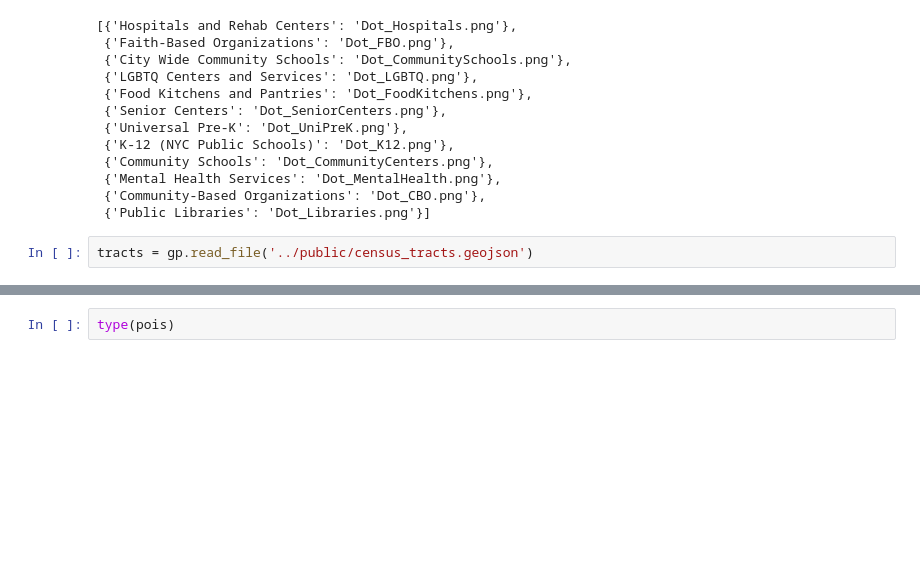
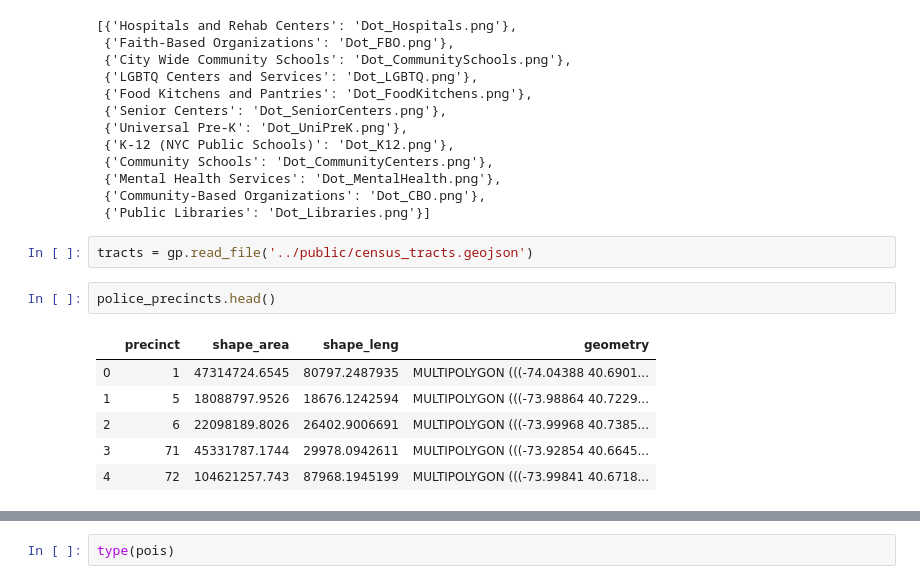
Before and after one commit to stuartlynn/NYCCensusCountMap, a Jupyter notebook: ETL/WrangleData.ipynb, the cells around one changed output, grey strips where cells are left out. Saved outputs shown, nothing was run; the diff lists cells and outputs as text; blank space fills up the shorter version.

```diff
--- a/ETL/WrangleData.ipynb
+++ b/ETL/WrangleData.ipynb
@@ -743,6 +815,15 @@ dot_layers = {
  {'Public Libraries': 'Dot_Libraries.png'}]
 # %%
 tracts = gp.read_file('../public/census_tracts.geojson')
+# %%
+police_precincts.head()
+# %% [output]
+|  | precinct | shape_area | shape_leng | geometry |
+| 0 | 1 | 47314724.6545 | 80797.2487935 | MULTIPOLYGON (((-74.04388 40.6901... |
+| 1 | 5 | 18088797.9526 | 18676.1242594 | MULTIPOLYGON (((-73.98864 40.7229... |
+| 2 | 6 | 22098189.8026 | 26402.9006691 | MULTIPOLYGON (((-73.99968 40.7385... |
+| 3 | 71 | 45331787.1744 | 29978.0942611 | MULTIPOLYGON (((-73.92854 40.6645... |
+| 4 | 72 | 104621257.743 | 87968.1945199 | MULTIPOLYGON (((-73.99841 40.6718... |
 # %%
 def join_address(x,cols):
     return ",".join([str(x[col]) for col in cols])
```
Also changed, not shown: parts of 10 cells of this notebook, 17 other files.
